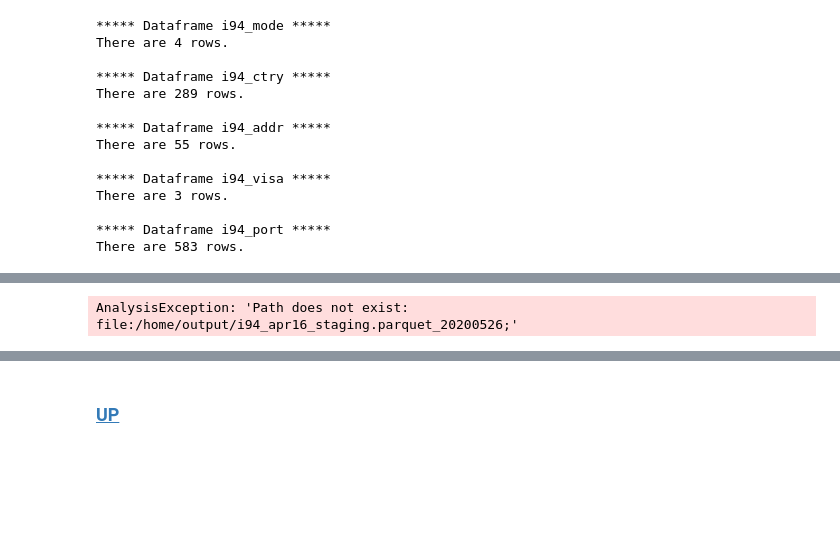
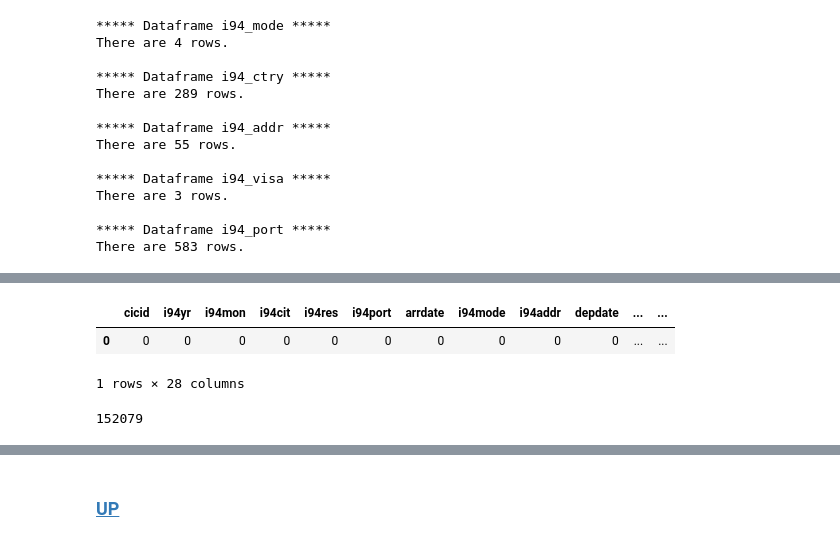
Before and after one commit to anthelix/udacity_capstone, a Jupyter notebook: work/notebook/2_exploration_spark.ipynb, the cells around one changed output, grey strips where cells are left out. Saved outputs shown, nothing was run; the diff lists cells and outputs as text; code cells hidden in the pictures; blank space fills up the shorter version.

```diff
--- a/work/notebook/2_exploration_spark.ipynb
+++ b/work/notebook/2_exploration_spark.ipynb
@@ -971,4 +979,0 @@ print(path_i94_immigration)
-# %%
-immigration = spark.read.parquet(path+path_i94_immigration)
-# %% [output]
-AnalysisException: 'Path does not exist: file:/home/output/i94_apr16_staging.parquet_20200526;'
@@ -975,3 +985,19 @@ AnalysisException: 'Path does not exist: file:/home/output/i94_apr16_staging.par
+# %%
+#Count of null values of dataframe in pyspark
+immigration.select([count(when(col(c).isNull(), c)).alias(c) for c in immigration.columns]).toPandas()
+#Count of Missing values of dataframe in pyspark
+immigration.select([count(when(isnan(c), c)).alias(c) for c in immigration.columns]).toPandas()
+# %% [output]
+|  | cicid | i94yr | i94mon | i94cit | i94res | i94port | arrdate | i94mode | i94addr | depdate | ... | ... |
+| 0 | 0 | 0 | 0 | 0 | 0 | 0 | 0 | 0 | 0 | 0 | ... | ... |
+1 rows × 28 columns
+# %%
+# get number of null value in df_immigration.i94port
+immigration.filter(immigration.i94port.rlike('[A-Z]{3}')) \
+              .filter(immigration.i94addr.isNull()) \
+              .select(immigration.i94port, immigration.i94addr).count()
+# %% [output]
+152079
 # %%
 #drop columns with a lot of null values and not useful
 drop_col = ['depdate', 'count', 'occup', 'entdepa', 'entdepd', 'entdepu', 'matflag', 'biryear', \
```
Also changed, not shown: parts of 99 cells of this notebook, 2 other files.
